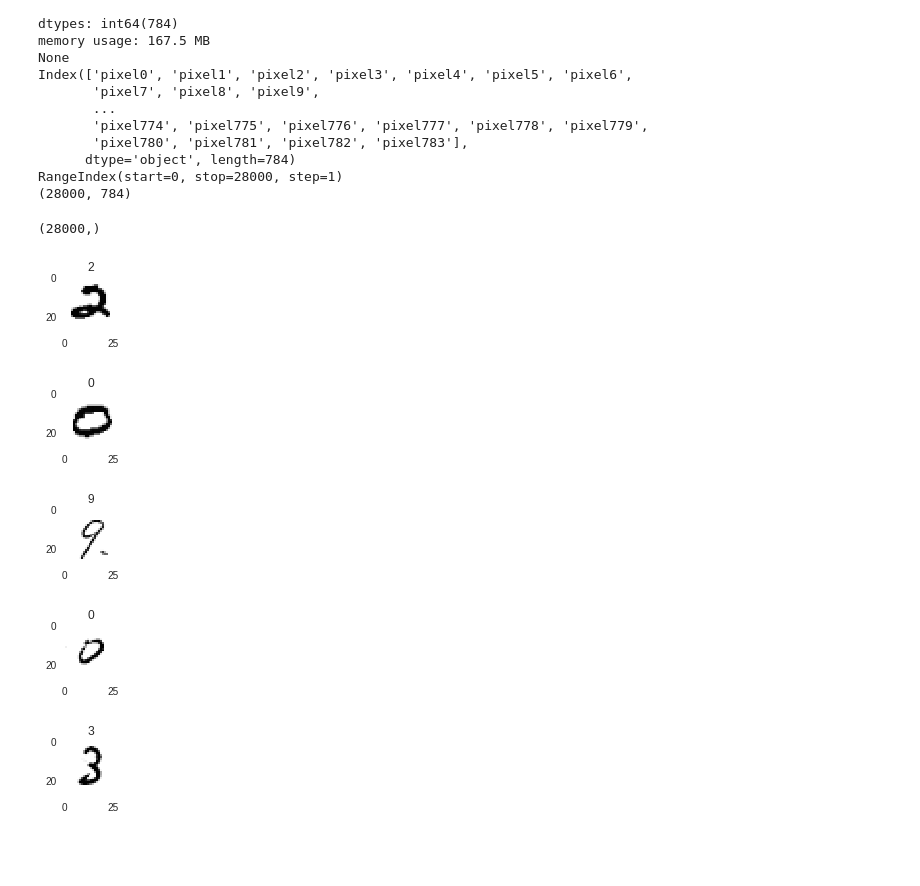
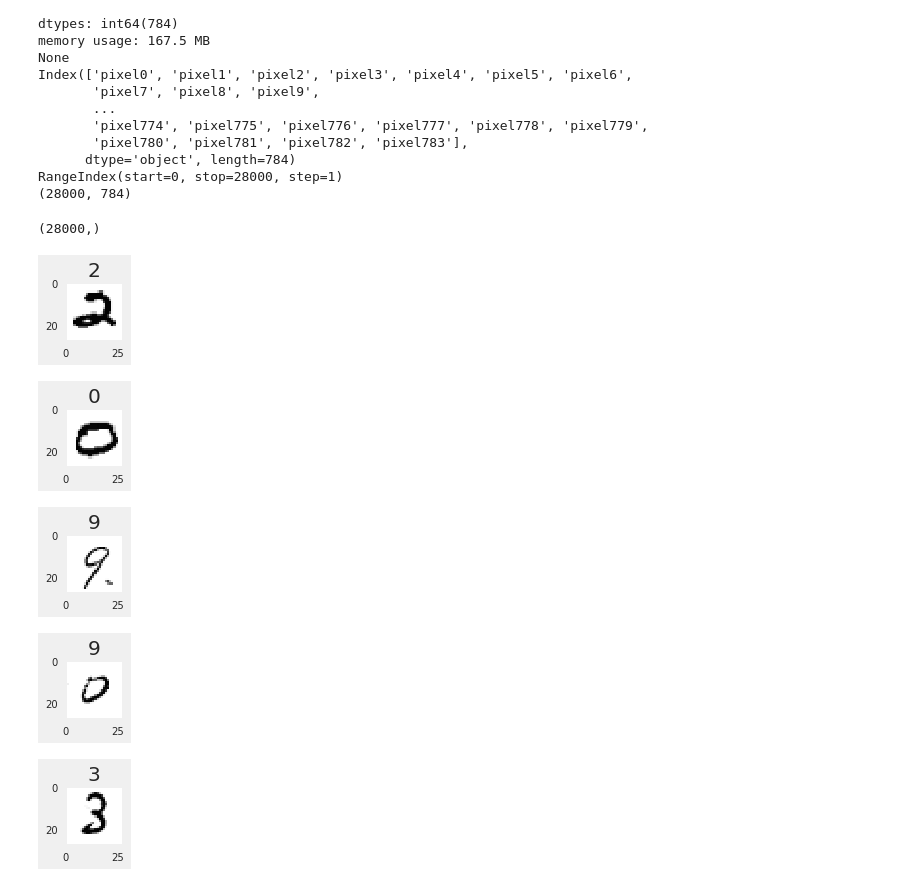
Before and after one commit to arose13/Learning, a Jupyter notebook: Kaggle MNIST.ipynb, the cells around one changed output. Cells and saved outputs as stored; diff of their text form; code cells hidden in the pictures; blank space fills up the shorter version.

Commit message:
MNIST with the convolutional layers and fully connection layers separated

```diff
--- a/Kaggle MNIST.ipynb
+++ b/Kaggle MNIST.ipynb
@@ -5,14 +5,14 @@ import seaborn as sns
 import matplotlib.pyplot as graph
 from sklearn.model_selection import train_test_split
 from sklearn.preprocessing import OneHotEncoder, MinMaxScaler
-from keras.models import Sequential
-from keras.layers import Dense, Dropout, Conv2D, MaxPool2D, Flatten
+from keras.models import Sequential, Model
+from keras.layers import Input, Dense, Dropout, Conv2D, MaxPool2D, Flatten
 from keras.optimizers import Adam
 from keras.losses import categorical_crossentropy
 from keras.callbacks import TensorBoard
-from IPython.display import display
+from IPython.display import display, Image, SVG
 
-%matplotlib inline
+graph.style.use('fivethirtyeight')
 
 def plot_number(xi, yi=''):
     graph.figure(figsize=(1, 1))
@@ -134,0 +130,7 @@ Epoch 250/250
+# %%
+# Train Model
+history = dcnn_model.fit(
+    x_train, y_train,
+    epochs=13, validation_split=0.25, batch_size=256,
+    verbose=1
+)
@@ -169,20 +199,20 @@ RangeIndex(start=0, stop=28000, step=1)
 # %%
 # answers
 x_test = test_set.values.reshape(len(test_set), 28, 28, 1)
 x_test = x_test / 255
-y_answer = model.predict(x_test)
+y_answer = dcnn_model.predict(x_test)
 y_answer = np.argmax(y_answer, axis=1)
 print(y_answer.shape)
 
 for x_eg, y_eg in zip(test_set.values[:5, :], y_answer[:5]):
     plot_number(x_eg, y_eg)
 # %% [output]
 (28000,)
-[figure, old version]
+[figure, new version]
-[figure, old version]
+[figure, new version]
-[figure, old version]
+[figure, new version]
-[figure, old version]
+[figure, new version]
-[figure, old version]
+[figure, new version]
 # %%
 answer_df = pd.DataFrame(
     y_answer,
```
Also changed, not shown: parts of 9 cells of this notebook.
